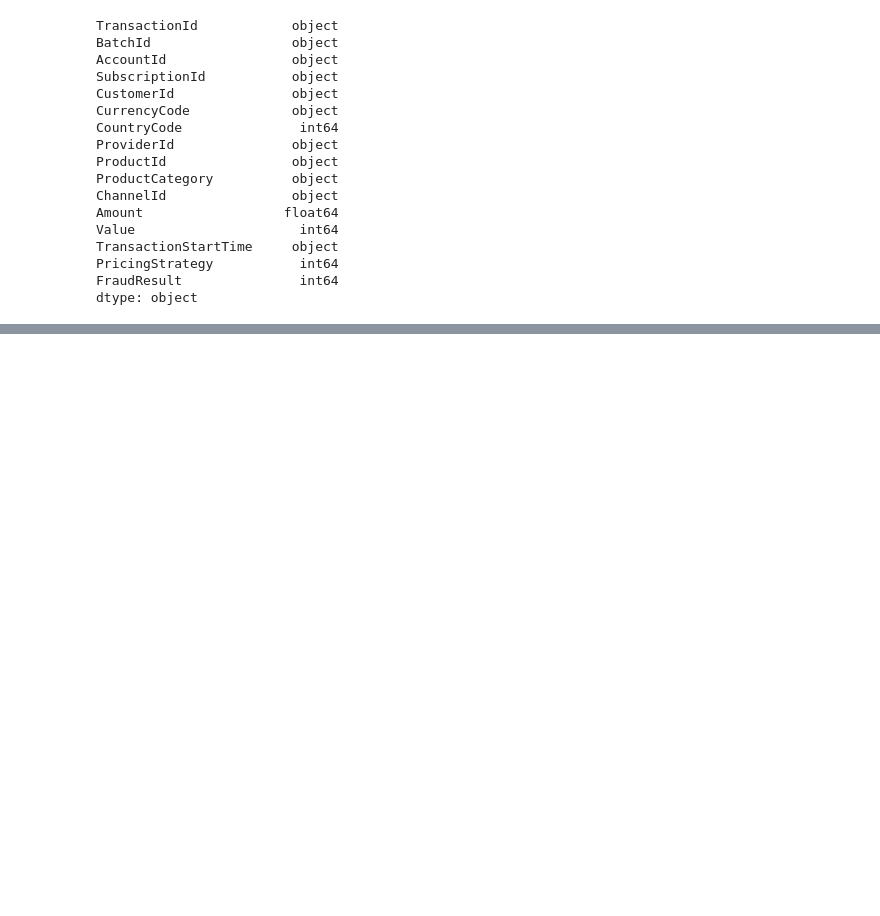
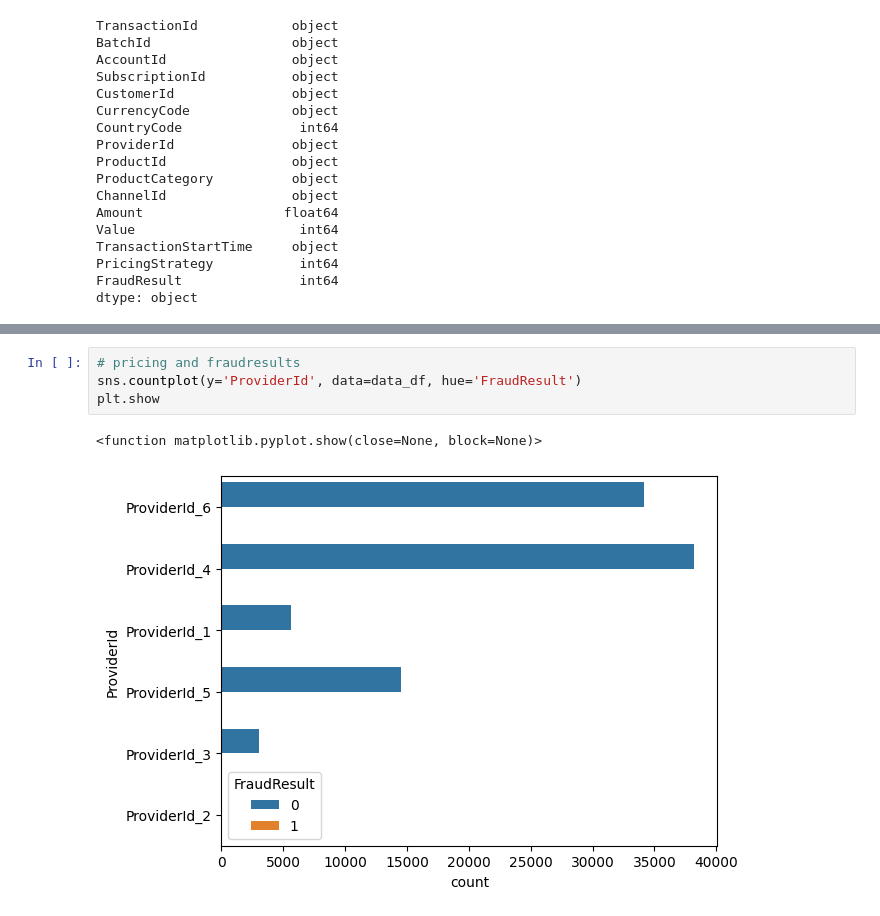
Before and after one commit to tizedabo/Bati-Bank-Credit-Scoring-Model, a Jupyter notebook: notebooks/eda.ipynb, the cells around one changed output, grey strips where cells are left out. Cells and saved outputs as stored; diff of their text form; blank space fills up the shorter version.

```diff
--- a/notebooks/eda.ipynb
+++ b/notebooks/eda.ipynb
@@ -99,0 +184,7 @@ dtype: object
+# %%
+# pricing and fraudresults
+sns.countplot(y='ProviderId', data=data_df, hue='FraudResult')
+plt.show
+# %% [output]
+<function matplotlib.pyplot.show(close=None, block=None)>
+[figure, added]
```
Also changed, not shown: parts of 10 cells of this notebook.
